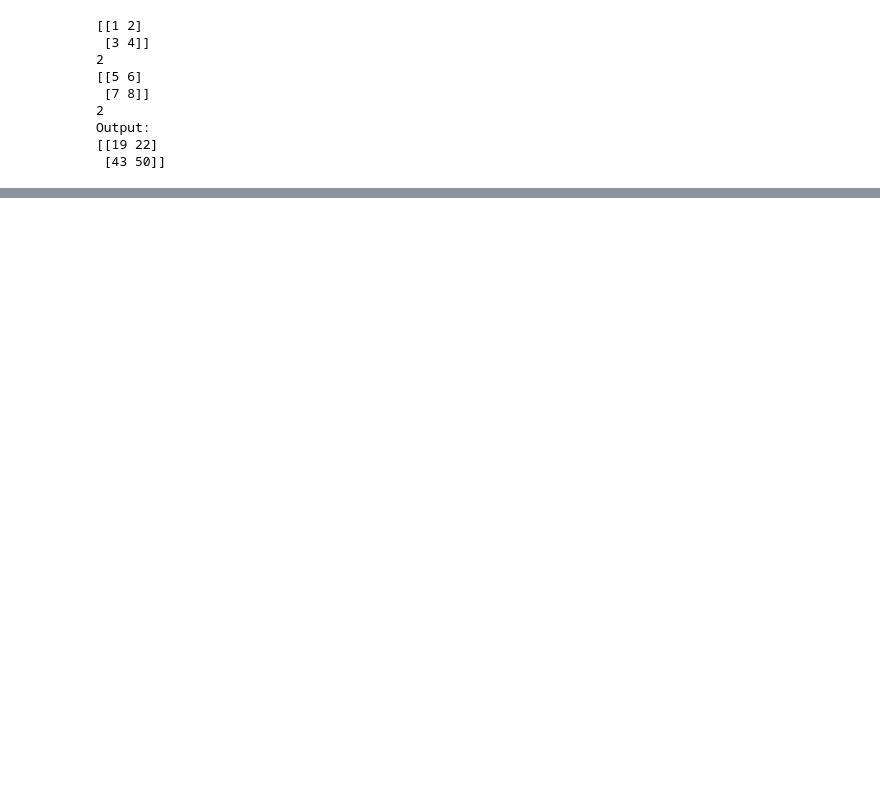
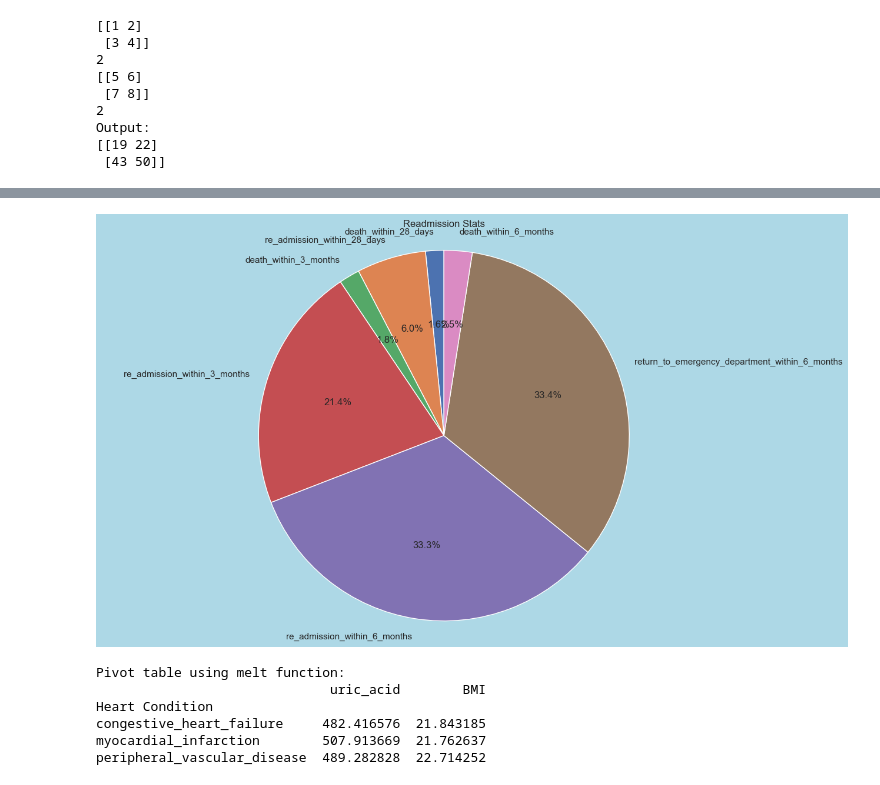
Before and after one commit to renu-matlib/Team18_Matlib_marvels_PythonHackathon_Apr24, a Jupyter notebook: Team18_Matlib_marvels_Main80Questions.ipynb, the cells around one changed output, grey strips where cells are left out. Cells and saved outputs as stored; diff of their text form; code cells hidden in the pictures; blank space fills up the shorter version.

```diff
--- a/Team18_Matlib_marvels_Main80Questions.ipynb
+++ b/Team18_Matlib_marvels_Main80Questions.ipynb
@@ -190,0 +294,49 @@ sns.set(rc={'axes.facecolor':'lightpink','figure.facecolor':'lightblue'})
+# %%
+#Q15. Display a pie chart of number of patients in each cateory listed.
+
+death_within_28_days_count = (df_HospitalDischarge['death_within_28_days'] == 1).sum()
+re_admission_within_28_days_count = (df_HospitalDischarge['re_admission_within_28_days'] == 1).sum()
+death_within_3_months_count= (df_HospitalDischarge['death_within_3_months'] == 1).sum()
+re_admission_within_3_months_count = (df_HospitalDischarge['re_admission_within_3_months'] == 1).sum()
+re_admission_within_6_months_count = (df_HospitalDischarge['re_admission_within_6_months'] == 1).sum()
+death_within_6_months_count = (df_HospitalDischarge['death_within_6_months'] == 1).sum()
+return_to_emergency_department_within_6_months_count = (df_HospitalDischarge['return_to_emergency_department_within_6_months'] == 1).sum()
+df_Admission_Category_Counts = {'death_within_28_days': death_within_28_days_count,
+                                             're_admission_within_28_days' : re_admission_within_28_days_count,
+                                            'death_within_3_months' : death_within_3_months_count,
+                                            're_admission_within_3_months' : re_admission_within_3_months_count,
+                                            're_admission_within_6_months' : re_admission_within_6_months_count,
+                                            'return_to_emergency_department_within_6_months' : return_to_emergency_department_within_6_months_count,
+                                            'death_within_6_months': death_within_6_months_count}
+plt.figure(figsize=(15,9))
+plt.pie(list(df_Admission_Category_Counts.values()), labels=list(df_Admission_Category_Counts.keys()), autopct='%1.1f%%', startangle=90)
+plt.axis('equal')
+plt.title('Readmission Stats')
+plt.show()
+# %% [output]
+[figure, added]
+# %%
+#Q16. Create a pivot table with myocardial_infarction, congestive_heart_failure,peripheral_vascular_disease as rows and average Uric Acid and BMI as columns, using melt functions
+
+df_merged_CardiacComplication_Demography = pd.merge(df_CardiacComplication,df_Demography, on='inpatient_number')
+df_merged_CardiacComplication_Demography
+df_merged_CardiacComplication_Demography_Labs = pd.merge(df_merged_CardiacComplication_Demography,df_Labs, on='inpatient_number')
+df_with_required_data = df_merged_CardiacComplication_Demography_Labs[['myocardial_infarction', 'congestive_heart_failure', 'peripheral_vascular_disease', 'uric_acid', 'BMI']]
+
+
+# Melt the data for required rows by filtering with only valid condition, 0 value for each condition is replaced to nan and filtered
+df_melted = pd.melt(df_with_required_data.replace(0, np.nan), id_vars=['uric_acid', 'BMI'],
+                     value_vars=['myocardial_infarction', 'congestive_heart_failure', 'peripheral_vascular_disease'],
+                     var_name='Heart Condition', value_name='Value').dropna()
+
+pivot_table = df_melted.groupby('Heart Condition').agg({'uric_acid': 'mean', 'BMI': 'mean'})
+
+print("Pivot table using melt function:")
+print(pivot_table)
+# %% [output]
+Pivot table using melt function:
+                              uric_acid        BMI
+Heart Condition
+congestive_heart_failure     482.416576  21.843185
+myocardial_infarction        507.913669  21.762637
+peripheral_vascular_disease  489.282828  22.714252
```
Also changed, not shown: parts of 23 cells of this notebook.
